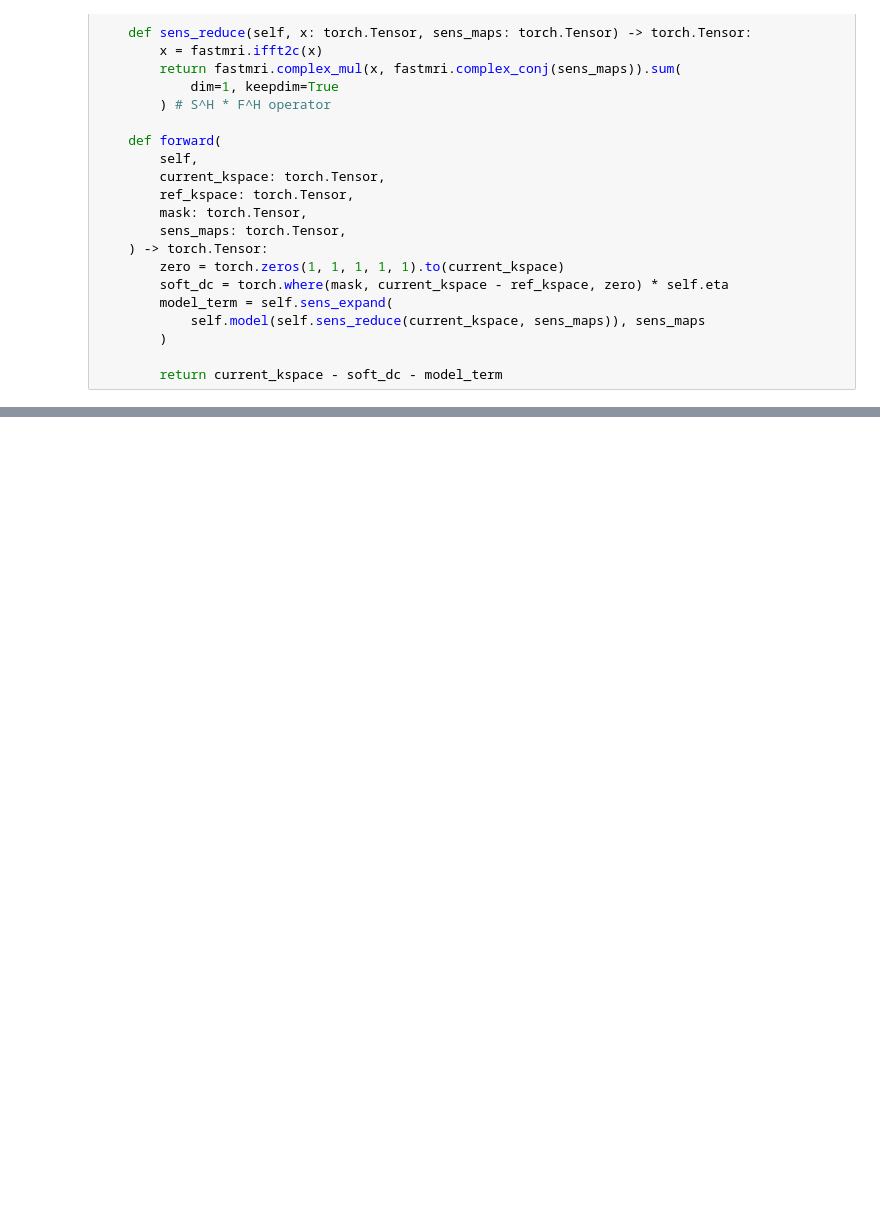
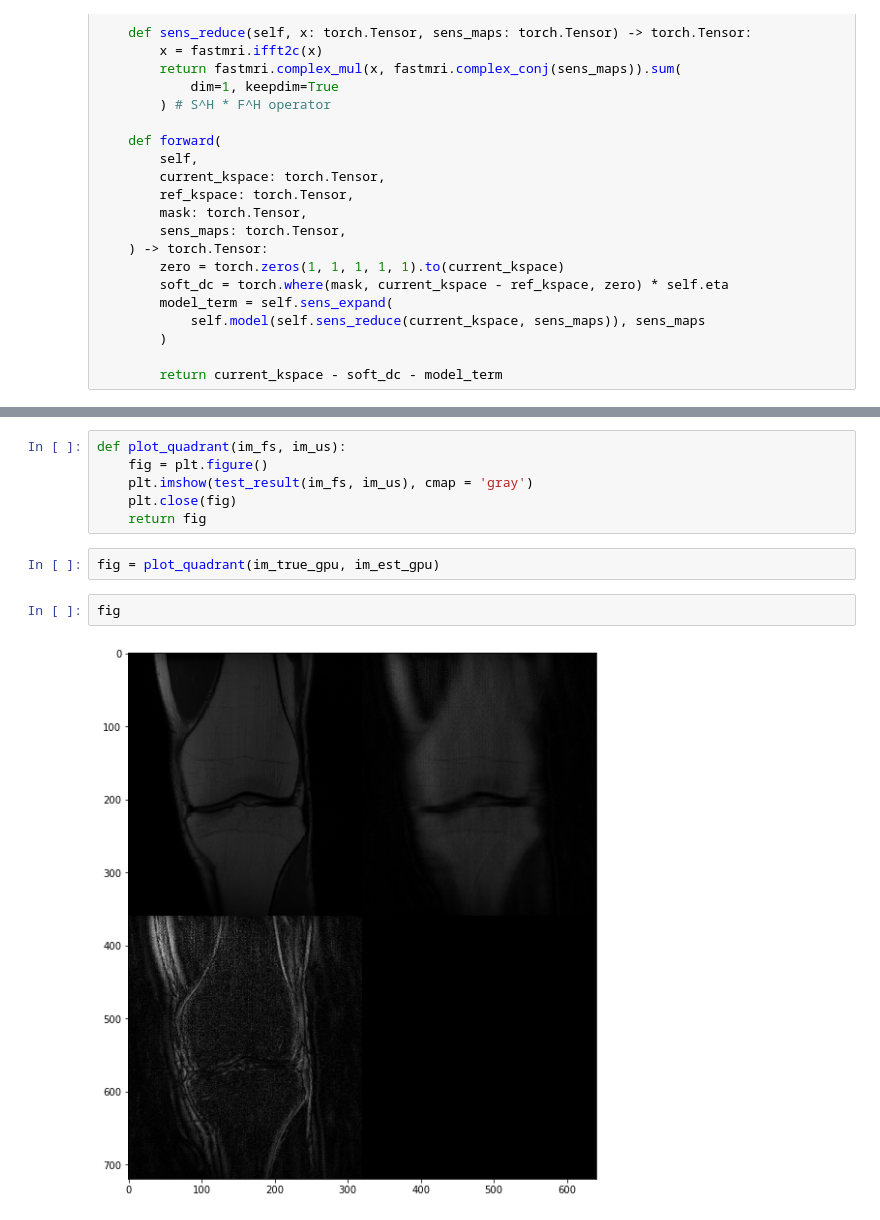
Before and after one commit to liuvictoria/multiTaskLearning, a Jupyter notebook: 3a_singletask.ipynb, the cells around one changed output, grey strips where cells are left out. Drawn from its saved outputs; the diff is of its cells as text; blank space fills up the shorter version.

```diff
--- a/3a_singletask.ipynb
+++ b/3a_singletask.ipynb
@@ -425,0 +575,12 @@ a
+# %%
+def plot_quadrant(im_fs, im_us):
+    fig = plt.figure()
+    plt.imshow(test_result(im_fs, im_us), cmap = 'gray')
+    plt.close(fig)
+    return fig
+# %%
+fig = plot_quadrant(im_true_gpu, im_est_gpu)
+# %%
+fig
+# %% [output]
+[figure, added]
```
Also changed, not shown: parts of 21 cells of this notebook, 1 other file.
